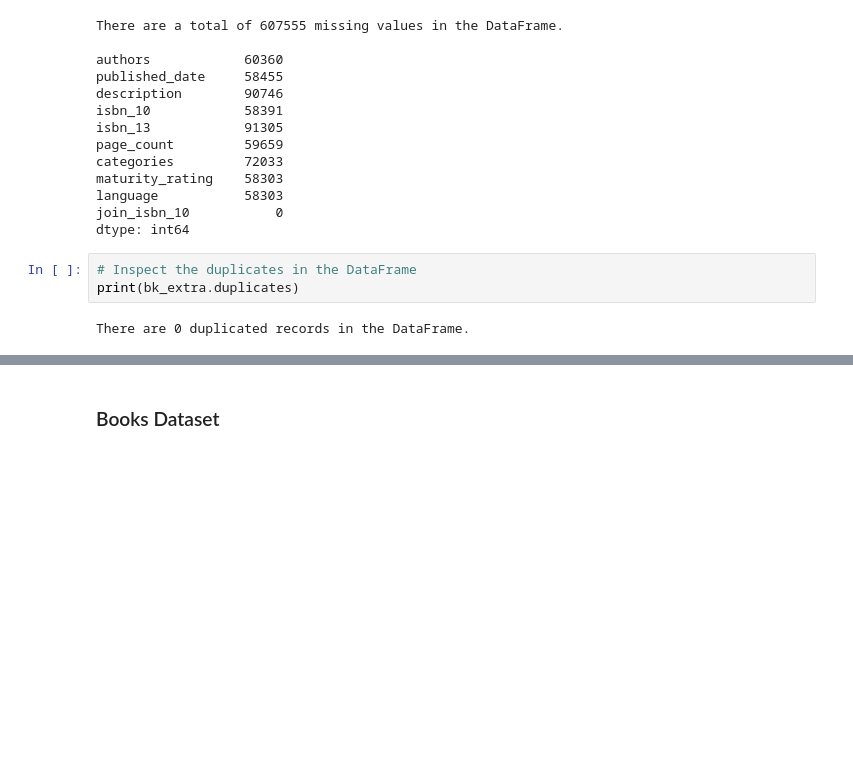
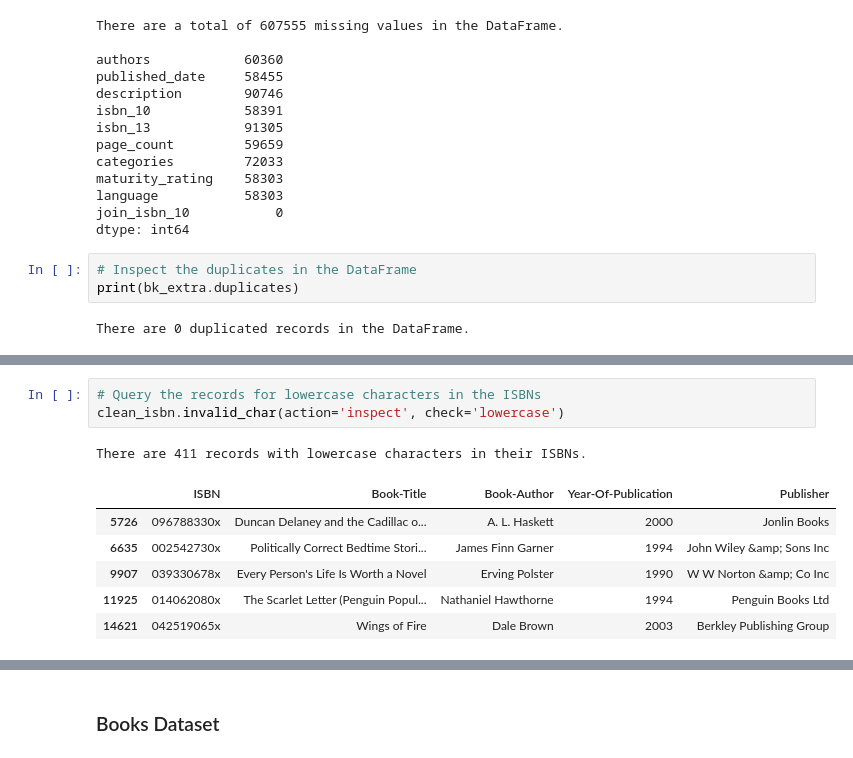
Before and after one commit to Azegele/Phase-5-Project, a Jupyter notebook: index.ipynb, the cells around one changed output, grey strips where cells are left out. Saved outputs shown, nothing was run; the diff lists cells and outputs as text; blank space fills up the shorter version.

```diff
--- a/index.ipynb
+++ b/index.ipynb
@@ -637,0 +729,11 @@ memory usage: 8.8+ MB
+# %%
+# Query the records for lowercase characters in the ISBNs
+clean_isbn.invalid_char(action='inspect', check='lowercase')
+# %% [output]
+There are 411 records with lowercase characters in their ISBNs.
+|  | ISBN | Book-Title | Book-Author | Year-Of-Publication | Publisher |
+| 5726 | 096788330x | Duncan Delaney and the Cadillac o... | A. L. Haskett | 2000 | Jonlin Books |
+| 6635 | 002542730x | Politically Correct Bedtime Stori... | James Finn Garner | 1994 | John Wiley &amp; Sons Inc |
+| 9907 | 039330678x | Every Person's Life Is Worth a Novel | Erving Polster | 1990 | W W Norton &amp; Co Inc |
+| 11925 | 014062080x | The Scarlet Letter (Penguin Popul... | Nathaniel Hawthorne | 1994 | Penguin Books Ltd |
+| 14621 | 042519065x | Wings of Fire | Dale Brown | 2003 | Berkley Publishing Group |
```
Also changed, not shown: parts of 138 cells of this notebook.
